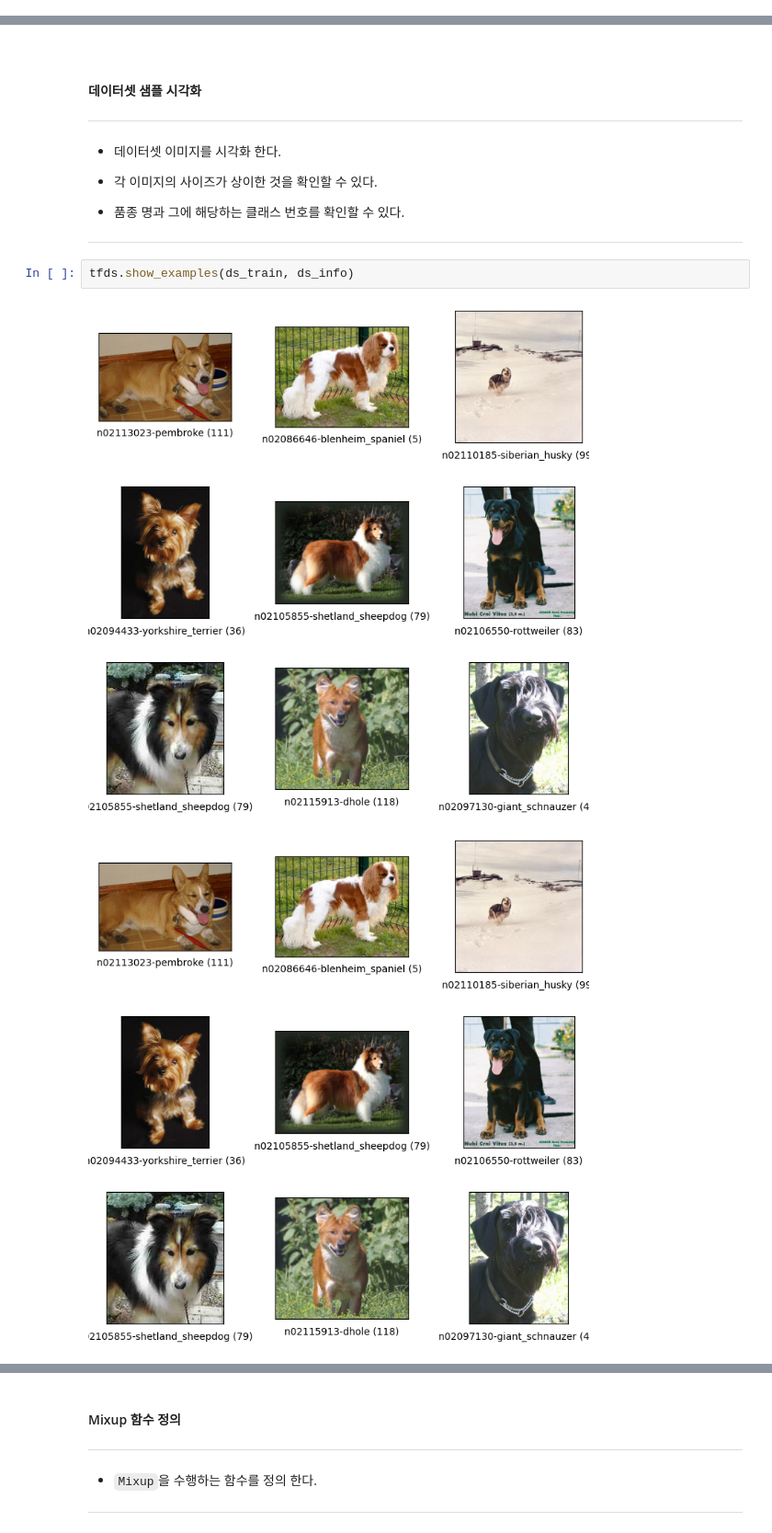
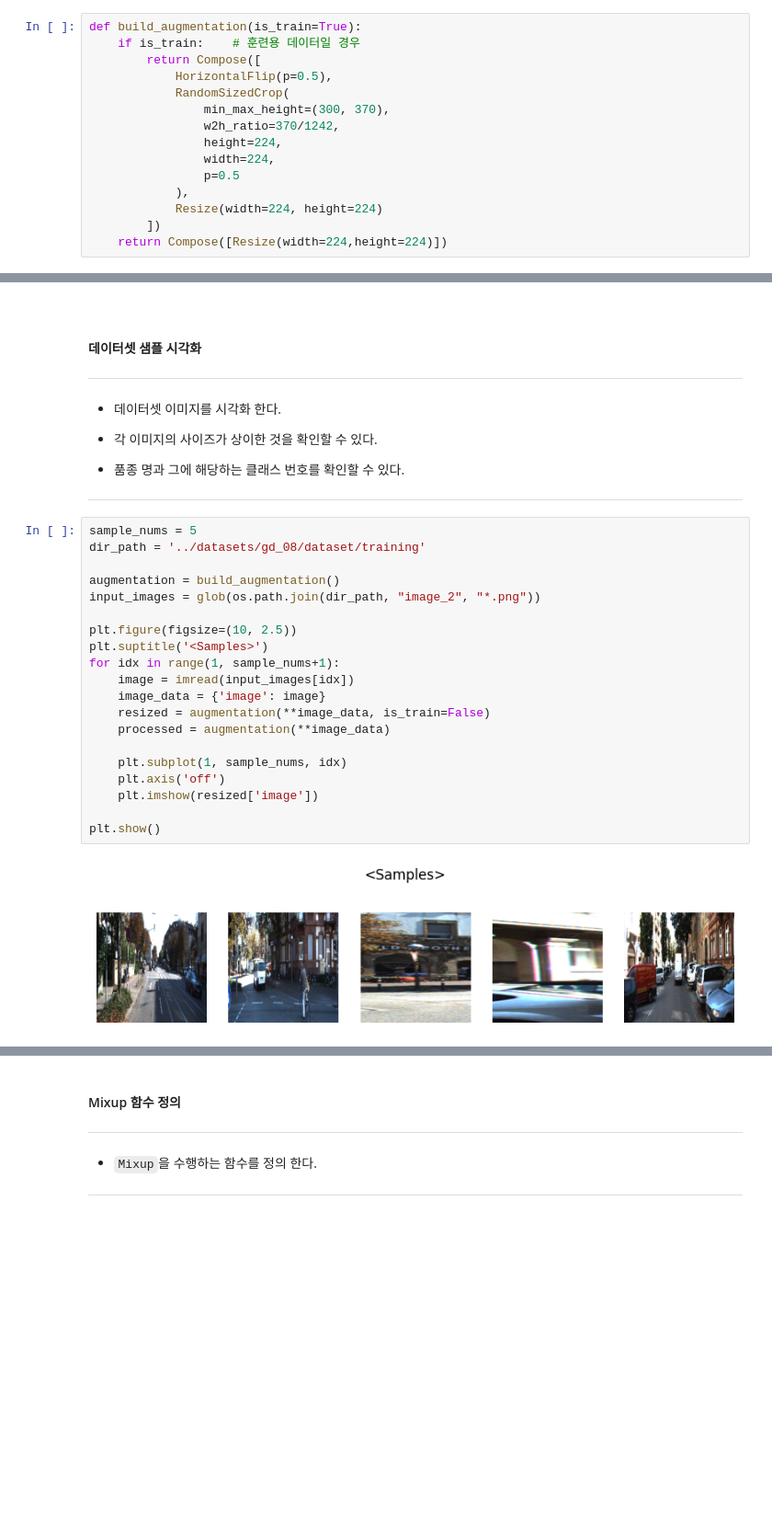
Before and after one commit to YAGI0423/aiffel_going_deeper_cv, a Jupyter notebook: going_deeper_08/GD08_v1_1.ipynb, the cells around one changed output, grey strips where cells are left out. Shown at 92% size. Cells and saved outputs as stored; diff of their text form; blank space fills up the shorter version.

```diff
--- a/going_deeper_08/GD08_v1_1.ipynb
+++ b/going_deeper_08/GD08_v1_1.ipynb
@@ -68,6 +62,21 @@ layer(input_tens)
     &nbsp; &nbsp; 본 예제에서 사용하는 데이터는 Tensorflow에서 제공하는 120 품종의 개 이미지 - 레이블 쌍으로 이루어진 'stanford_dogs' 데이터셋 입니다. 학습 데이터 12,000개, 테스트 데이터 8,580개입니다. 분석 결과 입력 데이터는 0에서 255 사이의 int8 형식의 이미지 이며, 각 이미지의 크기가 상이하였습니다.
 </span>
 ***
+# %%
+def build_augmentation(is_train=True):
+    if is_train:    # 훈련용 데이터일 경우
+        return Compose([
+            HorizontalFlip(p=0.5),
+            RandomSizedCrop(
+                min_max_height=(300, 370),
+                w2h_ratio=370/1242,
+                height=224,
+                width=224,
+                p=0.5
+            ),
+            Resize(width=224, height=224)
+        ])
+    return Compose([Resize(width=224,height=224)])
 # %% [markdown]
 <br>
 
@@ -135,8 +100,25 @@ tfds.core.DatasetInfo(
 
 + 품종 명과 그에 해당하는 클래스 번호를 확인할 수 있다.
 ***
-# %%
-tfds.show_examples(ds_train, ds_info)
-# %% [output]
-[figure, removed]
-[figure, removed]
+# %%
+sample_nums = 5
+dir_path = '../datasets/gd_08/dataset/training'
+
+augmentation = build_augmentation()
+input_images = glob(os.path.join(dir_path, "image_2", "*.png"))
+
+plt.figure(figsize=(10, 2.5))
+plt.suptitle('<Samples>')
+for idx in range(1, sample_nums+1):
+    image = imread(input_images[idx])
+    image_data = {'image': image}
+    resized = augmentation(**image_data, is_train=False)
+    processed = augmentation(**image_data)
+
+    plt.subplot(1, sample_nums, idx)
+    plt.axis('off')
+    plt.imshow(resized['image'])
+
+plt.show()
+# %% [output]
+[figure, added]
```
Also changed, not shown: parts of 9 cells of this notebook.
